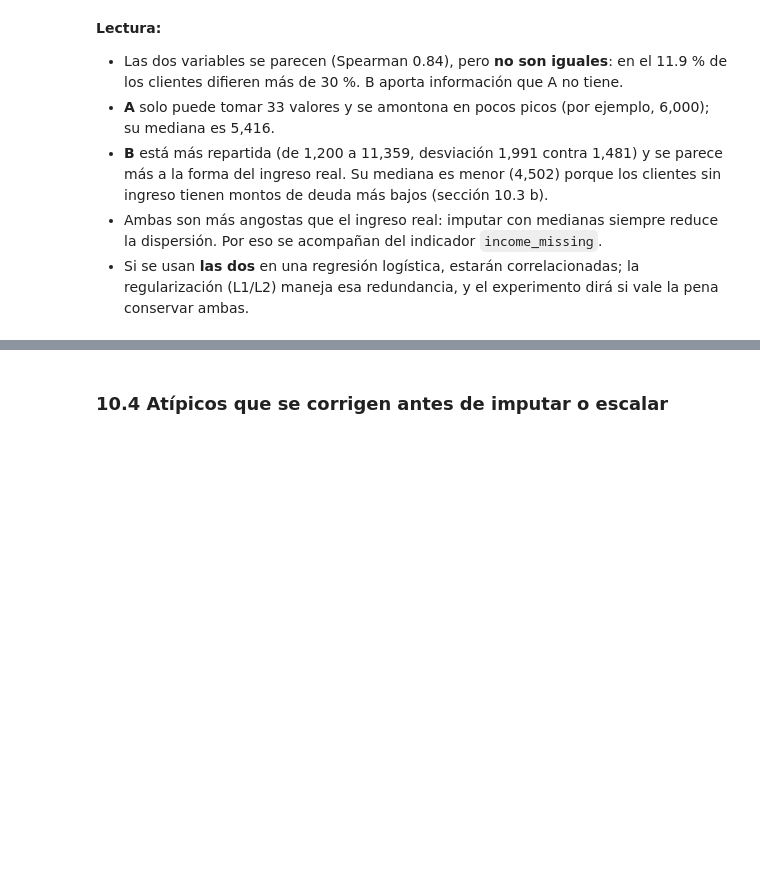
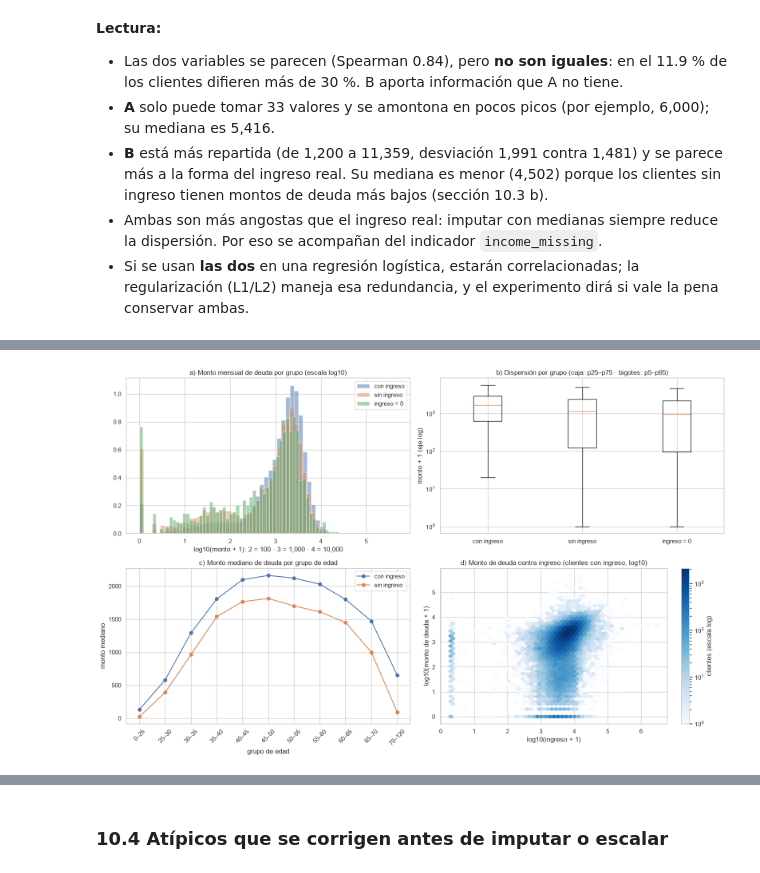
Before and after one commit to gustavopardoitam/ml-competencia-crediticia, a Jupyter notebook: notebooks/02_eda.ipynb, the cells around one changed output, grey strips where cells are left out. Drawn from its saved outputs; the diff is of its cells as text; code cells hidden in the pictures; blank space fills up the shorter version.

```diff
--- a/notebooks/02_eda.ipynb
+++ b/notebooks/02_eda.ipynb
@@ -1003,0 +1085,56 @@ Clientes donde A y B difieren más de 30 %: 11.9%
+# %%
+fig, axes = plt.subplots(2, 2, figsize=(16, 10))
+
+# a) Distribución en escala log por grupo
+ax = axes[0, 0]
+for g in ORDEN_GRUPOS_INGRESO:
+    ax.hist(np.log10(monto_deuda_todos[grupo_ingreso == g] + 1), bins=60, density=True,
+            alpha=0.5, label=g)
+ax.set_title("a) Monto mensual de deuda por grupo (escala log10)")
+ax.set_xlabel("log10(monto + 1): 2 = 100 · 3 = 1,000 · 4 = 10,000")
+ax.legend()
+
+# b) Caja por grupo
+ax = axes[0, 1]
+ax.boxplot(
+    [monto_deuda_todos[grupo_ingreso == g].to_numpy() + 1 for g in ORDEN_GRUPOS_INGRESO],
+    tick_labels=ORDEN_GRUPOS_INGRESO,
+    whis=(5, 95),
+    showfliers=False,
+)
+ax.set_yscale("log")
+ax.set_title("b) Dispersión por grupo (caja: p25–p75 · bigotes: p5–p95)")
+ax.set_ylabel("monto + 1 (eje log)")
+
+# c) Monto mediano por grupo de edad
+ax = axes[1, 0]
+for g in ["con ingreso", "sin ingreso"]:
+    mascara_g = grupo_ingreso == g
+    medianas = monto_deuda_todos[mascara_g].groupby(
+        pd.cut(train.loc[mascara_g, "age"], CORTES_EDAD), observed=True
+    ).median()
+    ax.plot([f"{int(i.left)}–{int(i.right)}" for i in medianas.index], medianas.values,
+            marker="o", label=g)
+ax.set_title("c) Monto mediano de deuda por grupo de edad")
+ax.set_xlabel("grupo de edad")
+ax.set_ylabel("monto mediano")
+ax.tick_params(axis="x", rotation=45)
+ax.legend()
+
+# d) Monto de deuda contra ingreso (clientes con ingreso)
+ax = axes[1, 1]
+con = grupo_ingreso == "con ingreso"
+hb = ax.hexbin(
+    np.log10(train.loc[con, "MonthlyIncome"] + 1),
+    np.log10(monto_deuda_todos[con] + 1),
+    gridsize=50, bins="log", cmap="Blues", mincnt=1,
+)
+ax.set_title("d) Monto de deuda contra ingreso (clientes con ingreso, log10)")
+ax.set_xlabel("log10(ingreso + 1)")
+ax.set_ylabel("log10(monto de deuda + 1)")
+fig.colorbar(hb, ax=ax, label="clientes (escala log)")
+
+plt.tight_layout()
+plt.show()
+# %% [output]
+[figure, added]
```
Also changed, not shown: parts of 16 cells of this notebook, 2 other files.
